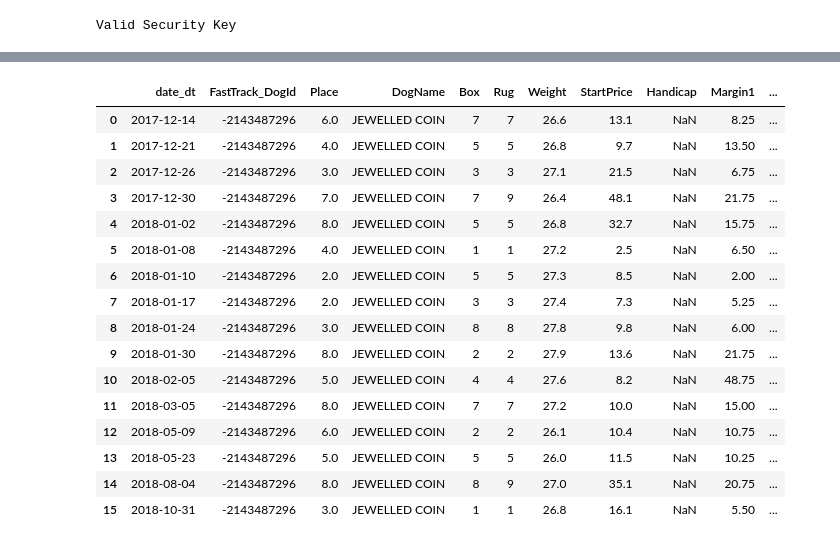
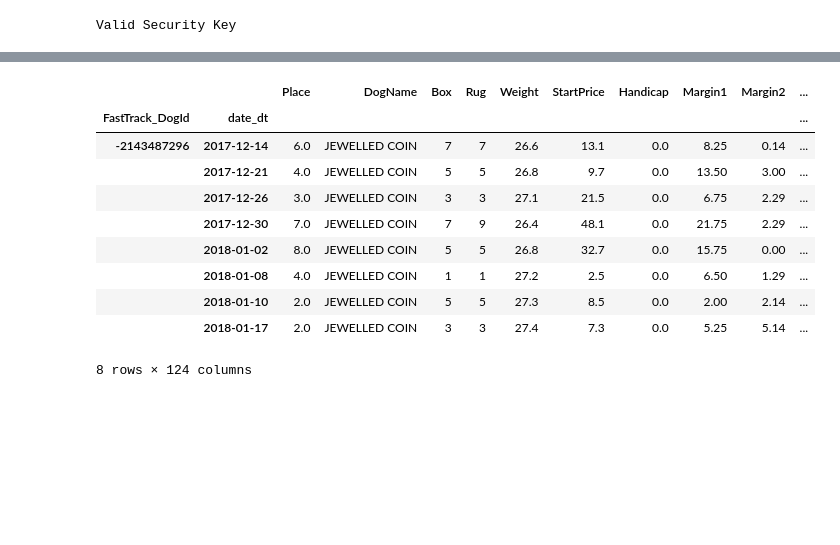
Before and after one commit to BrunoChauvet/greyhound-modelling, a Jupyter notebook: notebook/logistic_regression.ipynb, the cells around one changed output, grey strips where cells are left out. Drawn from its saved outputs; the diff is of its cells as text; code cells hidden in the pictures; blank space fills up the shorter version.

```diff
--- a/notebook/logistic_regression.ipynb
+++ b/notebook/logistic_regression.ipynb
@@ -179,0 +155,4 @@ print(f"{len(dog_results)} race entries")
+# %%
+# Calculate box winning percentage for each track/distance
+box_win_percent = pd.DataFrame(data=dog_results.groupby(['Track', 'Distance', 'Box'])['win'].mean()).rename(columns={"win": "box_win_percent"}).reset_index()
+display(box_win_percent.head(8))
@@ -180,2 +169,5 @@ print(f"{len(dog_results)} race entries")
+# %%
+# Add to dog results dataframe
+dog_results = dog_results.merge(box_win_percent, on=['Track', 'Distance', 'Box'], how='left')
 # %%
 # Generate rolling window features
@@ -216,5 +207,0 @@ NameError: name 'dataset' is not defined
-# %%
-dataset = dog_results.copy()
-dataset = dataset.reset_index()
-with pd.option_context('display.max_rows', None, 'display.max_columns', None):
-    display(dataset.head(8))
@@ -231,36 +208,17 @@ with pd.option_context('display.max_rows', None, 'display.max_columns', None):
-# %%
-# Calculate box winning percentage for each track/distance
-box_win_percent = pd.DataFrame(data=dataset.groupby(['trackdist', 'Box'])['win'].mean()).rename(columns={"win": "box_win_percent"})
-dataset = dataset.merge(box_win_percent[['box_win_percent']], on=['trackdist', 'Box'], how='left')
-feature_cols.append('box_win_percent')
-
-# Calculate track speed index
-win_results = dataset[dataset['win'] == 1]
-median_win_time = pd.DataFrame(data=win_results[win_results['RunTime'] > 0].groupby(['Track', 'Distance'])['RunTime'].median()).rename(columns={"RunTime": "RunTime_median"}).reset_index()
-median_win_time['speed_index'] = (median_win_time['RunTime_median'] / median_win_time['Distance'])
-median_win_time['speed_index'] = MinMaxScaler().fit_transform(median_win_time[['speed_index']])
-dataset = dataset.merge(median_win_time, on=['Track', 'Distance'], how='left')
-feature_cols.append('speed_index')
-
-with pd.option_context('display.max_rows', None, 'display.max_columns', None):
-    display(dataset.head(16))
-# %% [output]
-|  | date_dt | FastTrack_DogId | Place | DogName | Box | Rug | Weight | StartPrice | Handicap | Margin1 | ... |
-| 0 | 2017-12-14 | -2143487296 | 6.0 | JEWELLED COIN | 7 | 7 | 26.6 | 13.1 | NaN | 8.25 | ... |
-| 1 | 2017-12-21 | -2143487296 | 4.0 | JEWELLED COIN | 5 | 5 | 26.8 | 9.7 | NaN | 13.50 | ... |
-| 2 | 2017-12-26 | -2143487296 | 3.0 | JEWELLED COIN | 3 | 3 | 27.1 | 21.5 | NaN | 6.75 | ... |
-| 3 | 2017-12-30 | -2143487296 | 7.0 | JEWELLED COIN | 7 | 9 | 26.4 | 48.1 | NaN | 21.75 | ... |
-| 4 | 2018-01-02 | -2143487296 | 8.0 | JEWELLED COIN | 5 | 5 | 26.8 | 32.7 | NaN | 15.75 | ... |
-| 5 | 2018-01-08 | -2143487296 | 4.0 | JEWELLED COIN | 1 | 1 | 27.2 | 2.5 | NaN | 6.50 | ... |
-| 6 | 2018-01-10 | -2143487296 | 2.0 | JEWELLED COIN | 5 | 5 | 27.3 | 8.5 | NaN | 2.00 | ... |
-| 7 | 2018-01-17 | -2143487296 | 2.0 | JEWELLED COIN | 3 | 3 | 27.4 | 7.3 | NaN | 5.25 | ... |
-| 8 | 2018-01-24 | -2143487296 | 3.0 | JEWELLED COIN | 8 | 8 | 27.8 | 9.8 | NaN | 6.00 | ... |
-| 9 | 2018-01-30 | -2143487296 | 8.0 | JEWELLED COIN | 2 | 2 | 27.9 | 13.6 | NaN | 21.75 | ... |
-| 10 | 2018-02-05 | -2143487296 | 5.0 | JEWELLED COIN | 4 | 4 | 27.6 | 8.2 | NaN | 48.75 | ... |
-| 11 | 2018-03-05 | -2143487296 | 8.0 | JEWELLED COIN | 7 | 7 | 27.2 | 10.0 | NaN | 15.00 | ... |
-| 12 | 2018-05-09 | -2143487296 | 6.0 | JEWELLED COIN | 2 | 2 | 26.1 | 10.4 | NaN | 10.75 | ... |
-| 13 | 2018-05-23 | -2143487296 | 5.0 | JEWELLED COIN | 5 | 5 | 26.0 | 11.5 | NaN | 10.25 | ... |
-| 14 | 2018-08-04 | -2143487296 | 8.0 | JEWELLED COIN | 8 | 9 | 27.0 | 35.1 | NaN | 20.75 | ... |
-| 15 | 2018-10-31 | -2143487296 | 3.0 | JEWELLED COIN | 1 | 1 | 26.8 | 16.1 | NaN | 5.50 | ... |
+# %%
+dataset.fillna(0, inplace=True)
+display(dataset.head(8))
+# %% [output]
+|  |  | Place | DogName | Box | Rug | Weight | StartPrice | Handicap | Margin1 | Margin2 | ... |
+| FastTrack_DogId | date_dt |  |  |  |  |  |  |  |  |  | ... |
+| -2143487296 | 2017-12-14 | 6.0 | JEWELLED COIN | 7 | 7 | 26.6 | 13.1 | 0.0 | 8.25 | 0.14 | ... |
+|  | 2017-12-21 | 4.0 | JEWELLED COIN | 5 | 5 | 26.8 | 9.7 | 0.0 | 13.50 | 3.00 | ... |
+|  | 2017-12-26 | 3.0 | JEWELLED COIN | 3 | 3 | 27.1 | 21.5 | 0.0 | 6.75 | 2.29 | ... |
+|  | 2017-12-30 | 7.0 | JEWELLED COIN | 7 | 9 | 26.4 | 48.1 | 0.0 | 21.75 | 2.29 | ... |
+|  | 2018-01-02 | 8.0 | JEWELLED COIN | 5 | 5 | 26.8 | 32.7 | 0.0 | 15.75 | 0.00 | ... |
+|  | 2018-01-08 | 4.0 | JEWELLED COIN | 1 | 1 | 27.2 | 2.5 | 0.0 | 6.50 | 1.29 | ... |
+|  | 2018-01-10 | 2.0 | JEWELLED COIN | 5 | 5 | 27.3 | 8.5 | 0.0 | 2.00 | 2.14 | ... |
+|  | 2018-01-17 | 2.0 | JEWELLED COIN | 3 | 3 | 27.4 | 7.3 | 0.0 | 5.25 | 5.14 | ... |
+8 rows × 124 columns
 # %%
 # Only keep data after 2019
```
Also changed, not shown: parts of 16 cells of this notebook, 10 other files.
